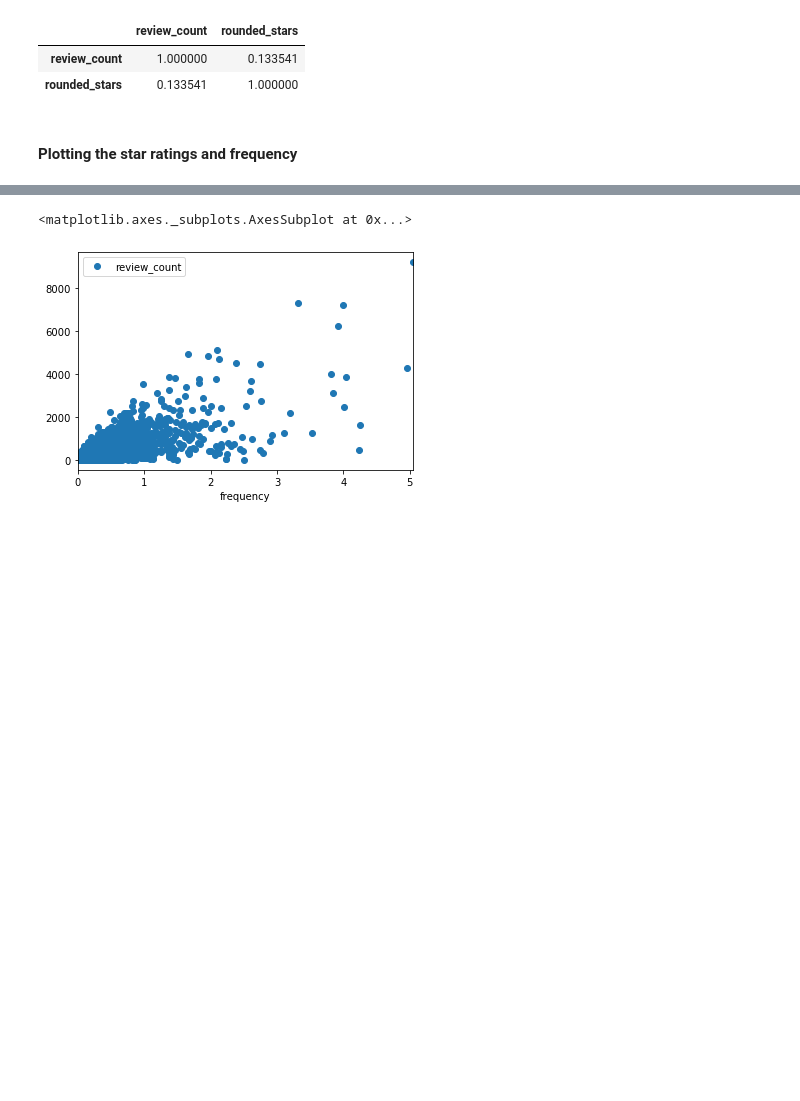
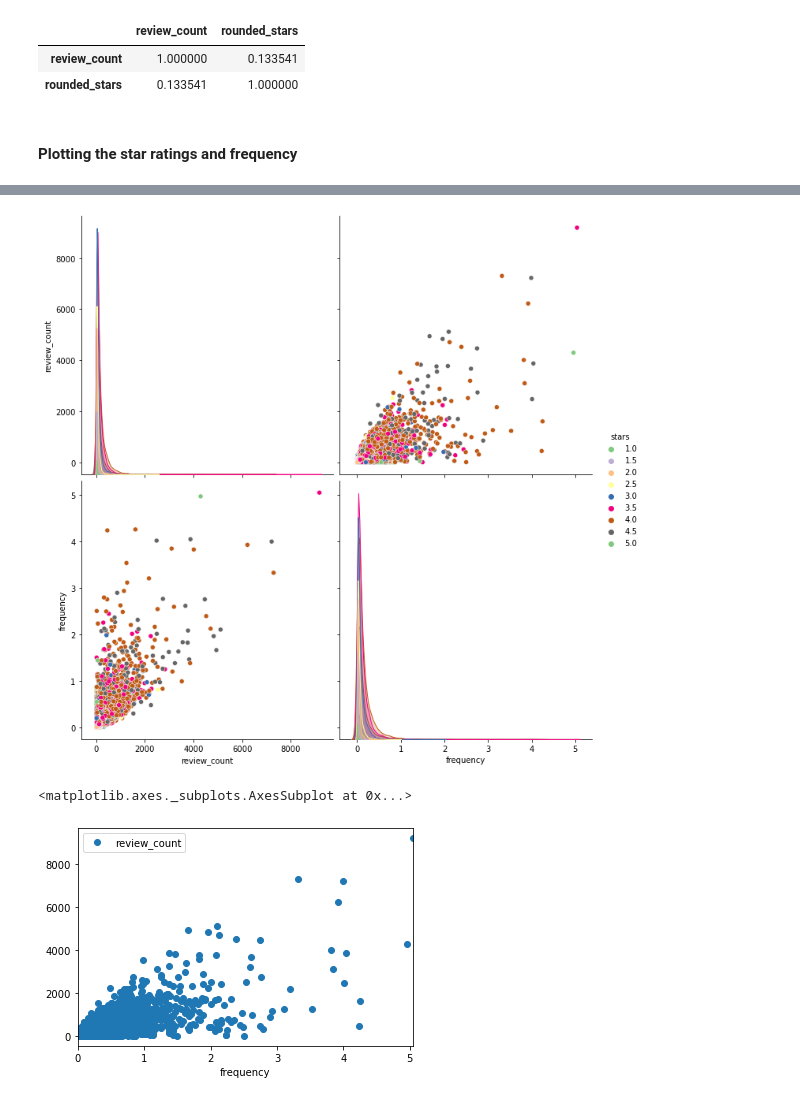
Before and after one commit to OktarianTB/predicting-business-popularity, a Jupyter notebook: popularity_metric_analysis.ipynb, the cells around one changed output, grey strips where cells are left out. Cells and saved outputs as stored; diff of their text form; code cells hidden in the pictures; blank space fills up the shorter version.

```diff
--- a/popularity_metric_analysis.ipynb
+++ b/popularity_metric_analysis.ipynb
@@ -179,3 +219,9 @@ restaurants_df.plot(x='review_count', y='stars', style='o')
+# %%
+import seaborn
+sns_plot = seaborn.pairplot(restaurants_df[["review_count", "frequency", "stars"]], hue="stars", height=5, palette="Accent", ax=ax)
+sns_plot.savefig("pairplot.png")
+# %% [output]
+[figure, added]
 # %%
 restaurants_df.plot(x='frequency', y='review_count', style='o')
 # %% [output]
```
Also changed, not shown: parts of 9 cells of this notebook, 2 other files.
